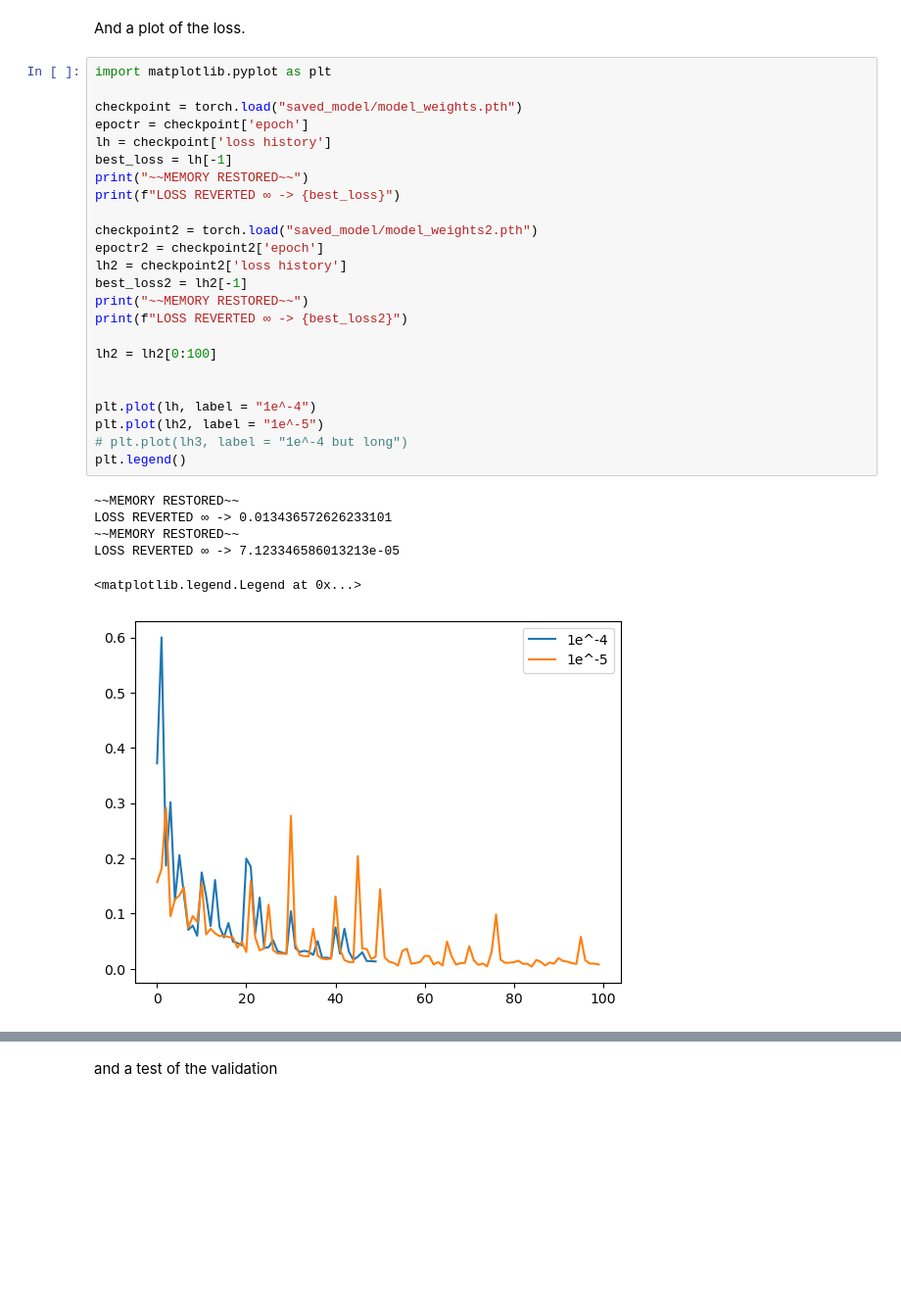
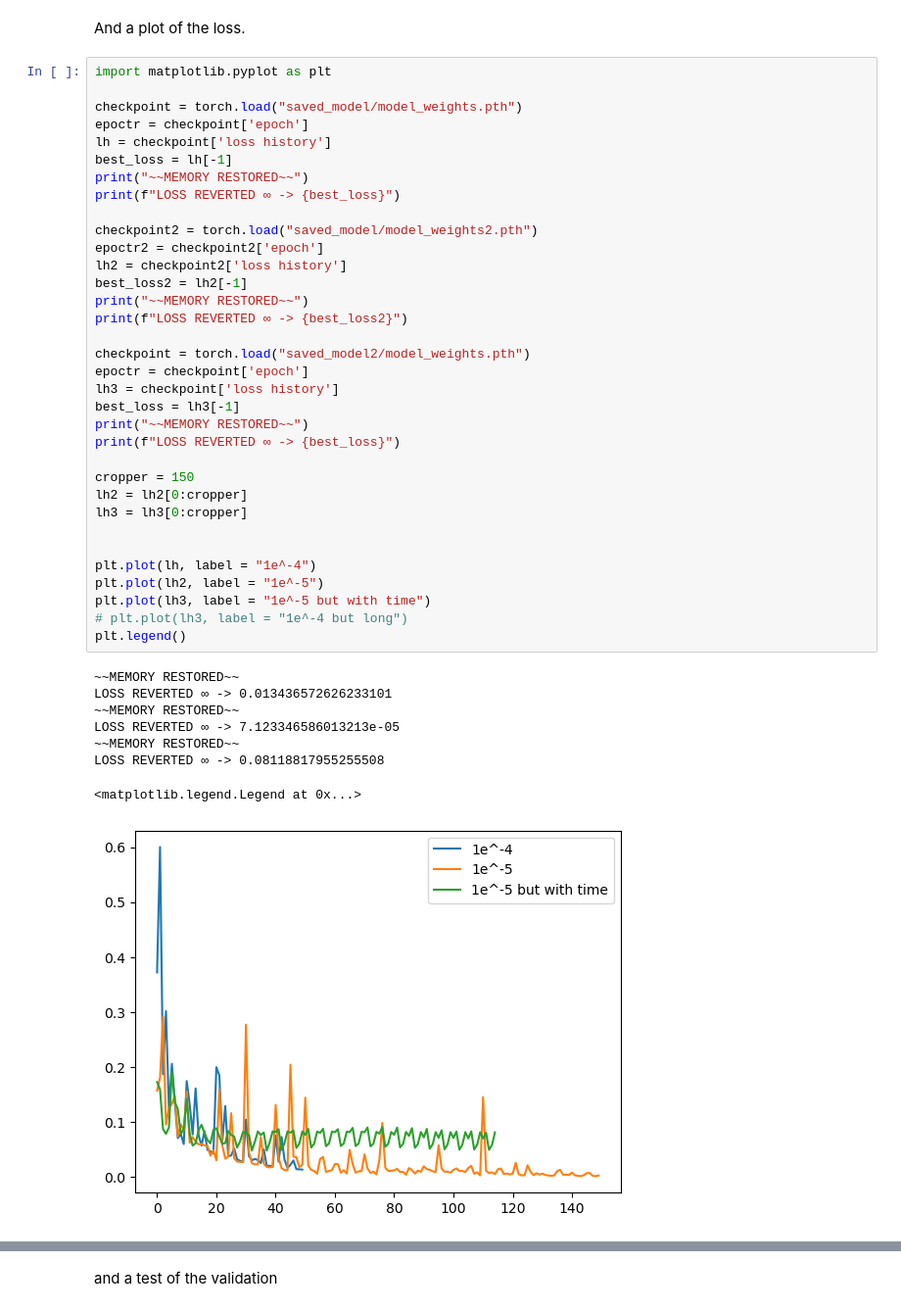
Before and after one commit to Ojojostar/monte_carlo-cpu-gpu-dl, a Jupyter notebook: dl_snow.ipynb, the cells around one changed output, grey strips where cells are left out. Shown at 98% size. Drawn from its saved outputs; the diff is of its cells as text; blank space fills up the shorter version.

Commit message:
added model for time

```diff
--- a/dl_snow.ipynb
+++ b/dl_snow.ipynb
@@ -997,31 +1165,43 @@ And a plot of the loss.
 # %%
 import matplotlib.pyplot as plt
 
 checkpoint = torch.load("saved_model/model_weights.pth")
 epoctr = checkpoint['epoch']
 lh = checkpoint['loss history']
 best_loss = lh[-1]
 print("~~MEMORY RESTORED~~")
 print(f"LOSS REVERTED ∞ -> {best_loss}")
 
 checkpoint2 = torch.load("saved_model/model_weights2.pth")
 epoctr2 = checkpoint2['epoch']
 lh2 = checkpoint2['loss history']
 best_loss2 = lh2[-1]
 print("~~MEMORY RESTORED~~")
 print(f"LOSS REVERTED ∞ -> {best_loss2}")
 
-lh2 = lh2[0:100]
+checkpoint = torch.load("saved_model2/model_weights.pth")
+epoctr = checkpoint['epoch']
+lh3 = checkpoint['loss history']
+best_loss = lh3[-1]
+print("~~MEMORY RESTORED~~")
+print(f"LOSS REVERTED ∞ -> {best_loss}")
+
+cropper = 150
+lh2 = lh2[0:cropper]
+lh3 = lh3[0:cropper]
 
 
 plt.plot(lh, label = "1e^-4")
 plt.plot(lh2, label = "1e^-5")
+plt.plot(lh3, label = "1e^-5 but with time")
 # plt.plot(lh3, label = "1e^-4 but long")
 plt.legend()
 # %% [output]
 ~~MEMORY RESTORED~~
 LOSS REVERTED ∞ -> 0.013436572626233101
 ~~MEMORY RESTORED~~
 LOSS REVERTED ∞ -> 7.123346586013213e-05
+~~MEMORY RESTORED~~
+LOSS REVERTED ∞ -> 0.08118817955255508
 <matplotlib.legend.Legend at 0x...>
-[figure, old version]
+[figure, new version]
```
Also changed, not shown: parts of 18 cells of this notebook, 2 other files.
